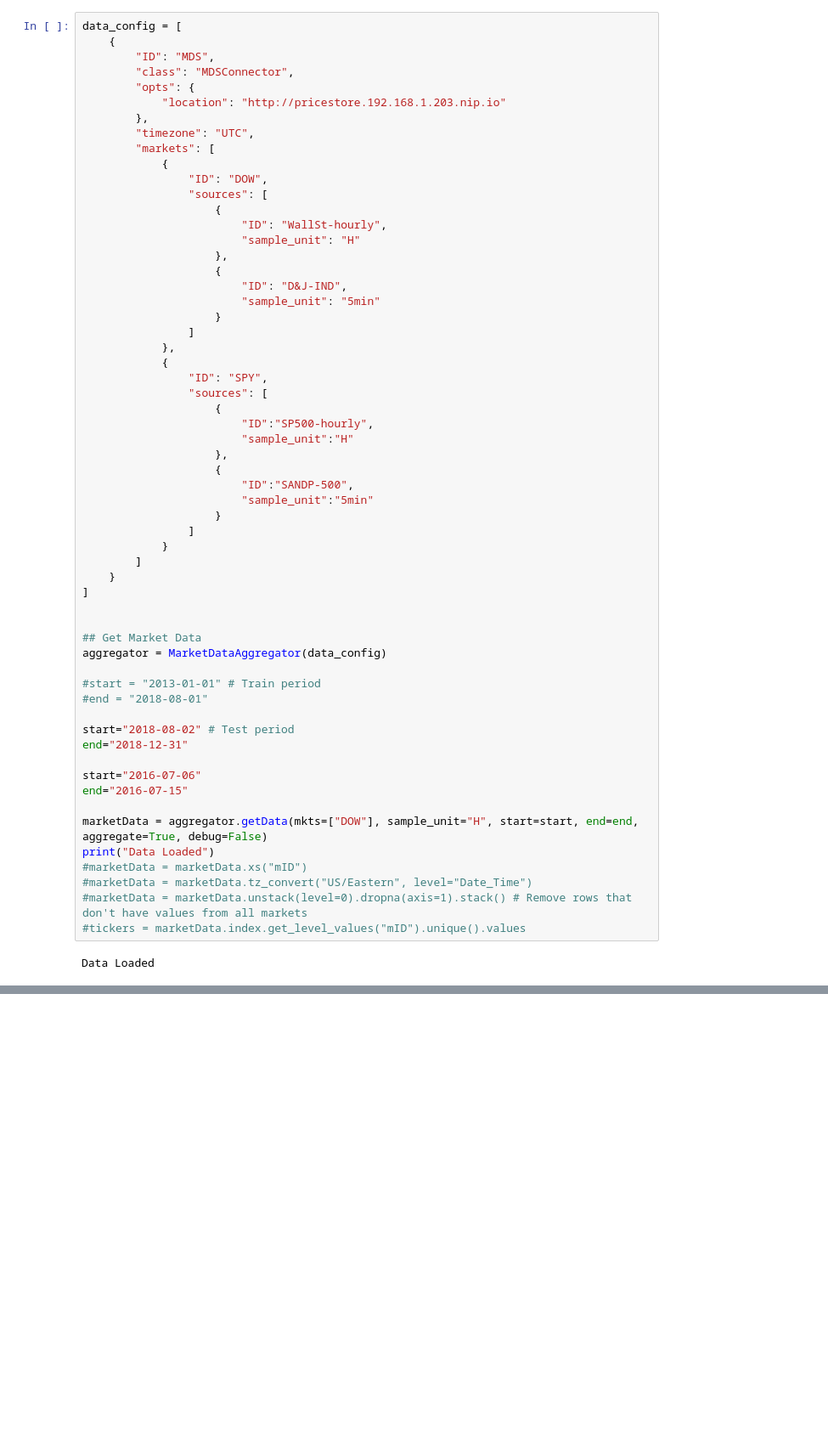
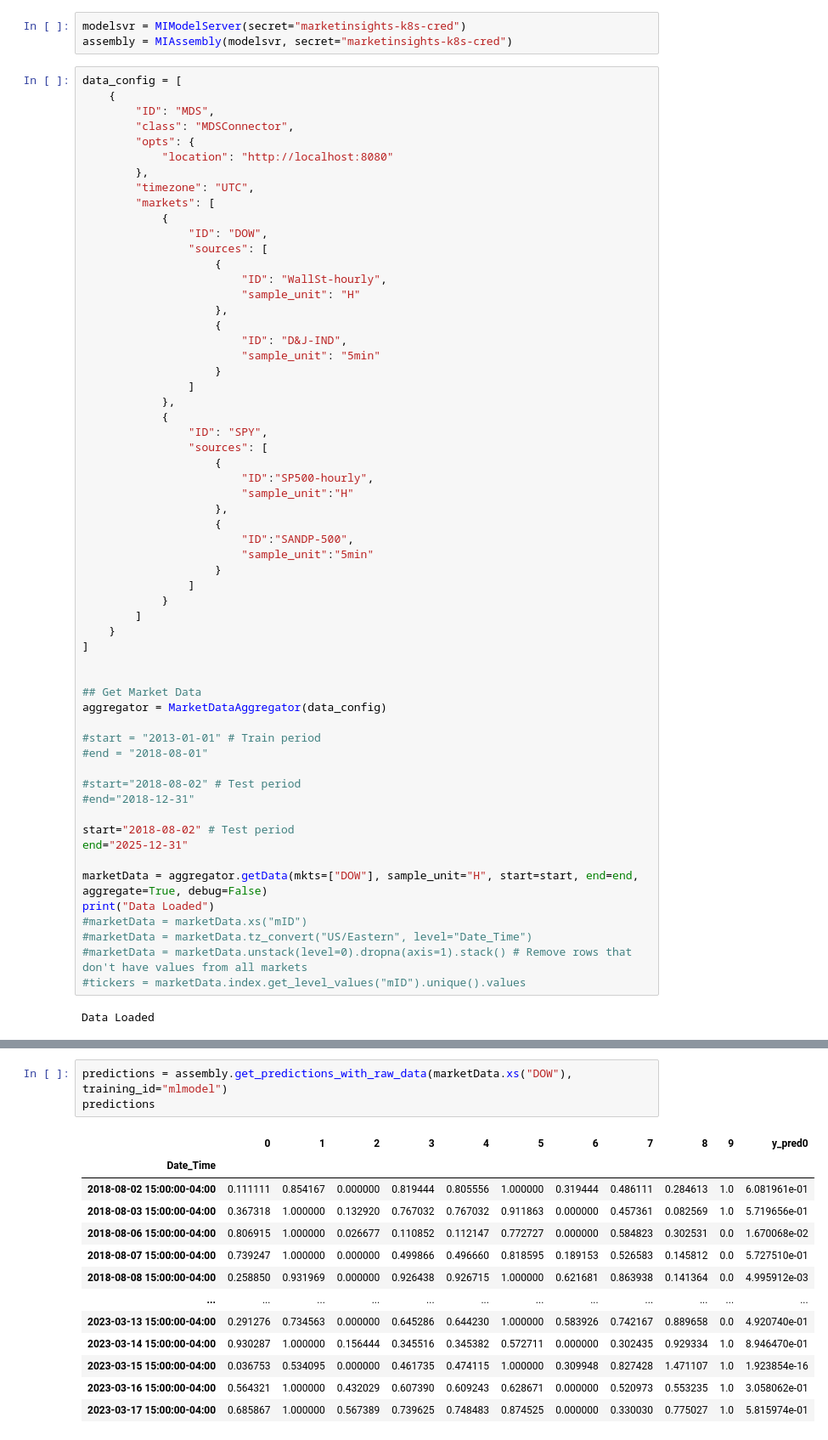
Before and after one commit to cwilko/tradeframework-models, a Jupyter notebook: samples/Sandbox.ipynb, the cells around one changed output, grey strips where cells are left out. Shown: that part at 85% size. Drawn from its saved outputs; the diff is of its cells as text; blank space fills up the shorter version.

```diff
--- a/samples/Sandbox.ipynb
+++ b/samples/Sandbox.ipynb
@@ -33,10 +34,13 @@ To enable them in other operations, rebuild TensorFlow with the appropriate comp
+# %%
+modelsvr = MIModelServer(secret="marketinsights-k8s-cred")
+assembly = MIAssembly(modelsvr, secret="marketinsights-k8s-cred")
 # %%
 data_config = [
     {
         "ID": "MDS",
         "class": "MDSConnector",
         "opts": {
-            "location": "http://pricestore.192.168.1.203.nip.io"
+            "location": "http://localhost:8080"
         },
         "timezone": "UTC",
         "markets": [
@@ -77,11 +81,11 @@ aggregator = MarketDataAggregator(data_config)
 #start = "2013-01-01" # Train period
 #end = "2018-08-01"
 
+#start="2018-08-02" # Test period
+#end="2018-12-31"
+
 start="2018-08-02" # Test period
-end="2018-12-31"
-
-start="2016-07-06"
-end="2016-07-15"
+end="2025-12-31"
 
 marketData = aggregator.getData(mkts=["DOW"], sample_unit="H", start=start, end=end, aggregate=True, debug=False)
 print("Data Loaded")
@@ -164,0 +193,17 @@ idx
+# %%
+predictions = assembly.get_predictions_with_raw_data(marketData.xs("DOW"), training_id="mlmodel")
+predictions
+# %% [output]
+|  | 0 | 1 | 2 | 3 | 4 | 5 | 6 | 7 | 8 | 9 | y_pred0 |
+| Date_Time |  |  |  |  |  |  |  |  |  |  |  |
+| 2018-08-02 15:00:00-04:00 | 0.111111 | 0.854167 | 0.000000 | 0.819444 | 0.805556 | 1.000000 | 0.319444 | 0.486111 | 0.284613 | 1.0 | 6.081961e-01 |
+| 2018-08-03 15:00:00-04:00 | 0.367318 | 1.000000 | 0.132920 | 0.767032 | 0.767032 | 0.911863 | 0.000000 | 0.457361 | 0.082569 | 1.0 | 5.719656e-01 |
+| 2018-08-06 15:00:00-04:00 | 0.806915 | 1.000000 | 0.026677 | 0.110852 | 0.112147 | 0.772727 | 0.000000 | 0.584823 | 0.302531 | 0.0 | 1.670068e-02 |
+| 2018-08-07 15:00:00-04:00 | 0.739247 | 1.000000 | 0.000000 | 0.499866 | 0.496660 | 0.818595 | 0.189153 | 0.526583 | 0.145812 | 0.0 | 5.727510e-01 |
+| 2018-08-08 15:00:00-04:00 | 0.258850 | 0.931969 | 0.000000 | 0.926438 | 0.926715 | 1.000000 | 0.621681 | 0.863938 | 0.141364 | 0.0 | 4.995912e-03 |
+| ... | ... | ... | ... | ... | ... | ... | ... | ... | ... | ... | ... |
+| 2023-03-13 15:00:00-04:00 | 0.291276 | 0.734563 | 0.000000 | 0.645286 | 0.644230 | 1.000000 | 0.583926 | 0.742167 | 0.889658 | 0.0 | 4.920740e-01 |
+| 2023-03-14 15:00:00-04:00 | 0.930287 | 1.000000 | 0.156444 | 0.345516 | 0.345382 | 0.572711 | 0.000000 | 0.302435 | 0.929334 | 1.0 | 8.946470e-01 |
+| 2023-03-15 15:00:00-04:00 | 0.036753 | 0.534095 | 0.000000 | 0.461735 | 0.474115 | 1.000000 | 0.309948 | 0.827428 | 1.471107 | 1.0 | 1.923854e-16 |
+| 2023-03-16 15:00:00-04:00 | 0.564321 | 1.000000 | 0.432029 | 0.607390 | 0.609243 | 0.628671 | 0.000000 | 0.520973 | 0.553235 | 1.0 | 3.058062e-01 |
+| 2023-03-17 15:00:00-04:00 | 0.685867 | 1.000000 | 0.567389 | 0.739625 | 0.748483 | 0.874525 | 0.000000 | 0.330030 | 0.775027 | 1.0 | 5.815974e-01 |
```
Also changed, not shown: parts of 31 cells of this notebook, 3 other files.
